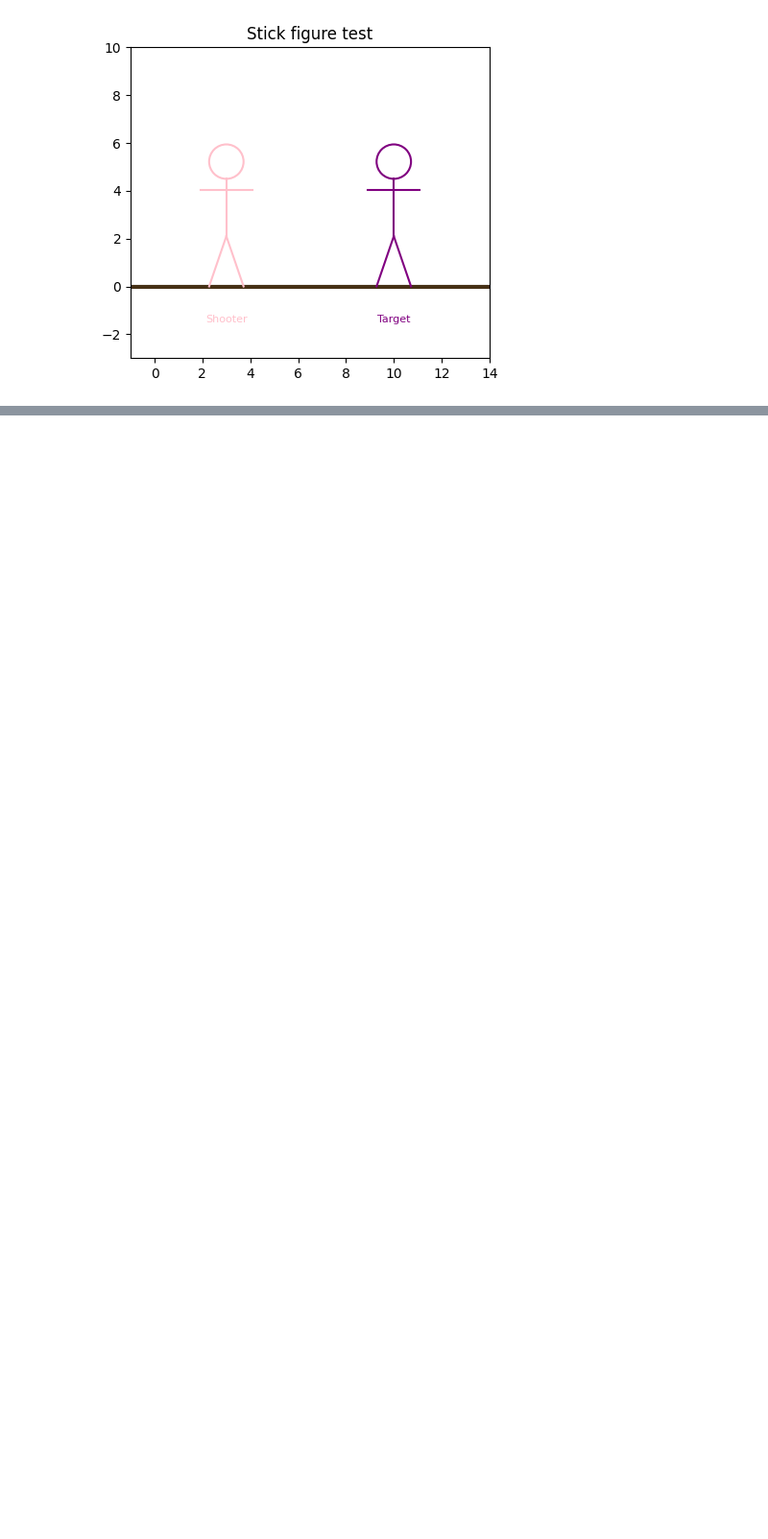
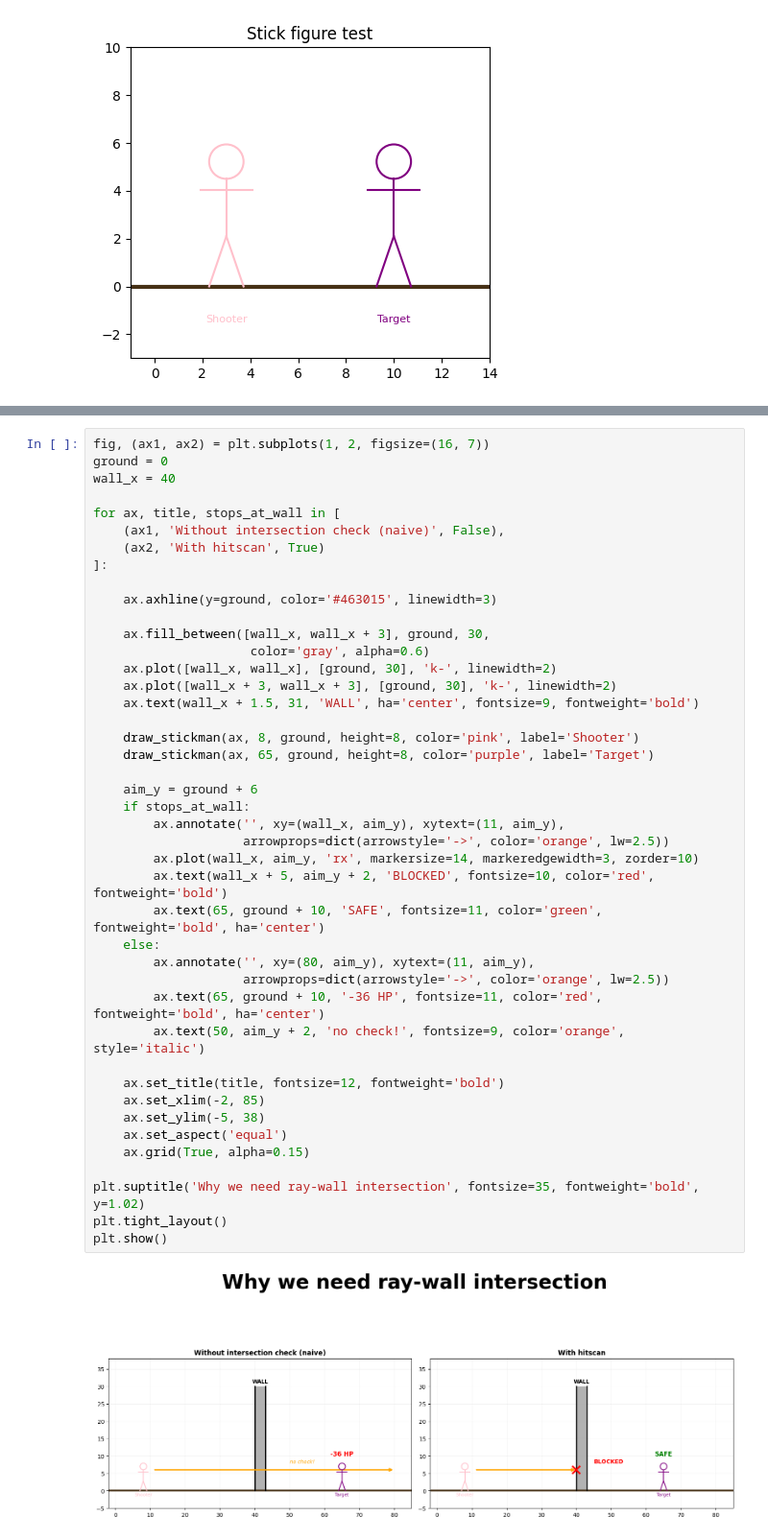
Before and after one commit to radostinaaa/physics_engine, a Jupyter notebook: cs-physics-engine.ipynb, the cells around one changed output, grey strips where cells are left out. Shown at 96% size. Saved outputs shown, nothing was run; the diff lists cells and outputs as text; blank space fills up the shorter version.

Commit message:
What happens when a bullet hits a wall? What is a recoil? Semi 3D view

```diff
--- a/cs-physics-engine.ipynb
+++ b/cs-physics-engine.ipynb
@@ -167,0 +199,45 @@ plt.show()
+# %%
+fig, (ax1, ax2) = plt.subplots(1, 2, figsize=(16, 7))
+ground = 0
+wall_x = 40
+
+for ax, title, stops_at_wall in [
+    (ax1, 'Without intersection check (naive)', False),
+    (ax2, 'With hitscan', True)
+]:
+
+    ax.axhline(y=ground, color='#463015', linewidth=3)
+
+    ax.fill_between([wall_x, wall_x + 3], ground, 30,
+                     color='gray', alpha=0.6)
+    ax.plot([wall_x, wall_x], [ground, 30], 'k-', linewidth=2)
+    ax.plot([wall_x + 3, wall_x + 3], [ground, 30], 'k-', linewidth=2)
+    ax.text(wall_x + 1.5, 31, 'WALL', ha='center', fontsize=9, fontweight='bold')
+
+    draw_stickman(ax, 8, ground, height=8, color='pink', label='Shooter')
+    draw_stickman(ax, 65, ground, height=8, color='purple', label='Target')
+
+    aim_y = ground + 6
+    if stops_at_wall:
+        ax.annotate('', xy=(wall_x, aim_y), xytext=(11, aim_y),
+                    arrowprops=dict(arrowstyle='->', color='orange', lw=2.5))
+        ax.plot(wall_x, aim_y, 'rx', markersize=14, markeredgewidth=3, zorder=10)
+        ax.text(wall_x + 5, aim_y + 2, 'BLOCKED', fontsize=10, color='red', fontweight='bold')
+        ax.text(65, ground + 10, 'SAFE', fontsize=11, color='green', fontweight='bold', ha='center')
+    else:
+        ax.annotate('', xy=(80, aim_y), xytext=(11, aim_y),
+                    arrowprops=dict(arrowstyle='->', color='orange', lw=2.5))
+        ax.text(65, ground + 10, '-36 HP', fontsize=11, color='red', fontweight='bold', ha='center')
+        ax.text(50, aim_y + 2, 'no check!', fontsize=9, color='orange', style='italic')
+
+    ax.set_title(title, fontsize=12, fontweight='bold')
+    ax.set_xlim(-2, 85)
+    ax.set_ylim(-5, 38)
+    ax.set_aspect('equal')
+    ax.grid(True, alpha=0.15)
+
+plt.suptitle('Why we need ray-wall intersection', fontsize=35, fontweight='bold', y=1.02)
+plt.tight_layout()
+plt.show()
+# %% [output]
+[figure, added]
```
Also changed, not shown: parts of 5 cells of this notebook, 1 other file.
